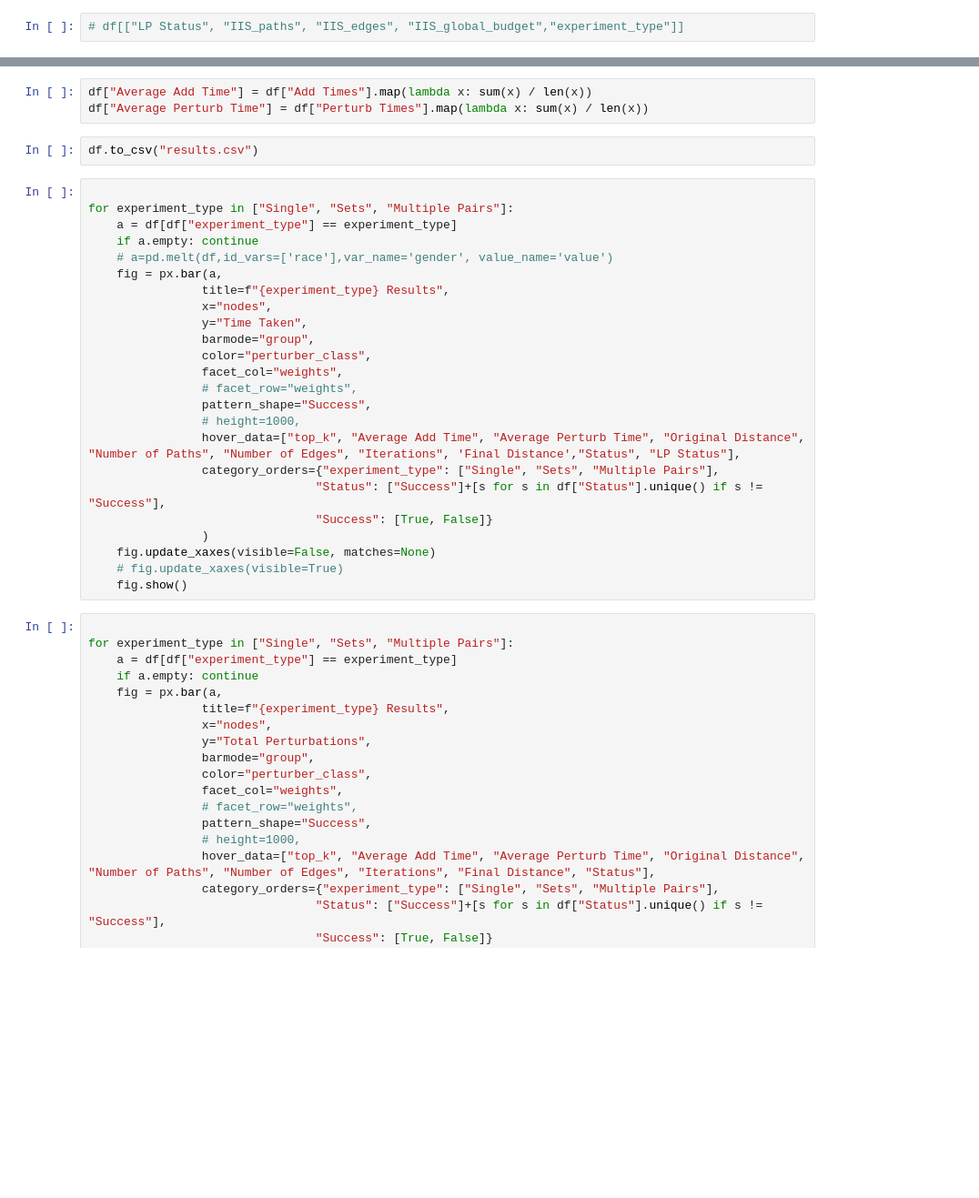
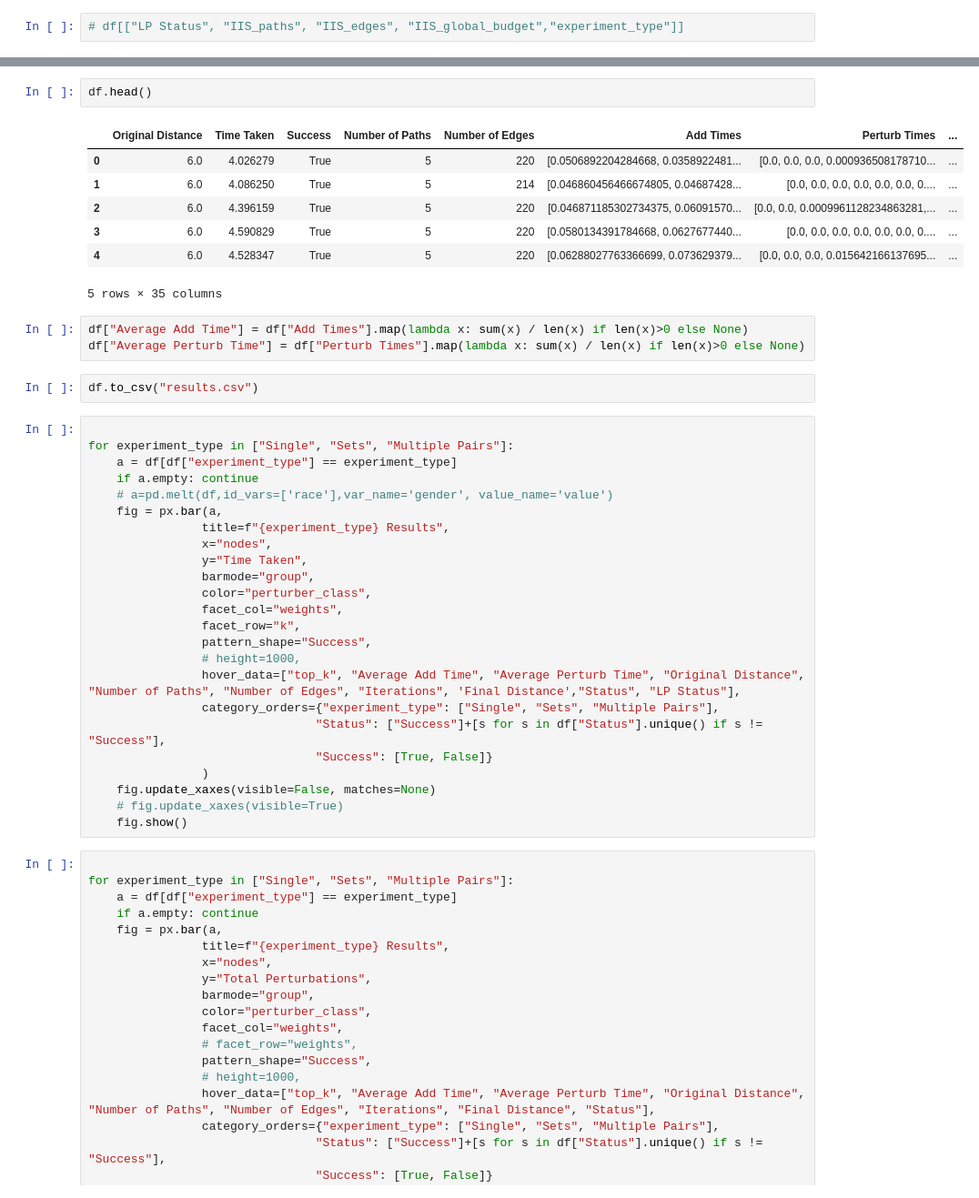
Before and after one commit to blake-gaines/PerturbSpanners, a Jupyter notebook: view_results.ipynb, the cells around one changed output, grey strips where cells are left out. Shown at 91% size. Drawn from its saved outputs; the diff is of its cells as text; blank space fills up the shorter version.

```diff
--- a/view_results.ipynb
+++ b/view_results.ipynb
@@ -21,6 +30,16 @@ df.columns, len(df)
+# %%
+df.head()
+# %% [output]
+|  | Original Distance | Time Taken | Success | Number of Paths | Number of Edges | Add Times | Perturb Times | ... |
+| 0 | 6.0 | 4.026279 | True | 5 | 220 | [0.0506892204284668, 0.0358922481... | [0.0, 0.0, 0.0, 0.000936508178710... | ... |
+| 1 | 6.0 | 4.086250 | True | 5 | 214 | [0.046860456466674805, 0.04687428... | [0.0, 0.0, 0.0, 0.0, 0.0, 0.0, 0.... | ... |
+| 2 | 6.0 | 4.396159 | True | 5 | 220 | [0.046871185302734375, 0.06091570... | [0.0, 0.0, 0.0009961128234863281,... | ... |
+| 3 | 6.0 | 4.590829 | True | 5 | 220 | [0.0580134391784668, 0.0627677440... | [0.0, 0.0, 0.0, 0.0, 0.0, 0.0, 0.... | ... |
+| 4 | 6.0 | 4.528347 | True | 5 | 220 | [0.06288027763366699, 0.073629379... | [0.0, 0.0, 0.0, 0.015642166137695... | ... |
+5 rows × 35 columns
 # %%
-df["Average Add Time"] = df["Add Times"].map(lambda x: sum(x) / len(x))
-df["Average Perturb Time"] = df["Perturb Times"].map(lambda x: sum(x) / len(x))
+df["Average Add Time"] = df["Add Times"].map(lambda x: sum(x) / len(x) if len(x)>0 else None)
+df["Average Perturb Time"] = df["Perturb Times"].map(lambda x: sum(x) / len(x) if len(x)>0 else None)
 # %%
 df.to_csv("results.csv")
 # %%
@@ -36,7 +55,7 @@ for experiment_type in ["Single", "Sets", "Multiple Pairs"]:
                 barmode="group",
                 color="perturber_class",
                 facet_col="weights",
-                # facet_row="weights",
+                facet_row="k",
                 pattern_shape="Success",
                 # height=1000,
                 hover_data=["top_k", "Average Add Time", "Average Perturb Time", "Original Distance", "Number of Paths", "Number of Edges", "Iterations", 'Final Distance',"Status", "LP Status"],
```
Also changed, not shown: parts of 3 cells of this notebook, 6 other files.
